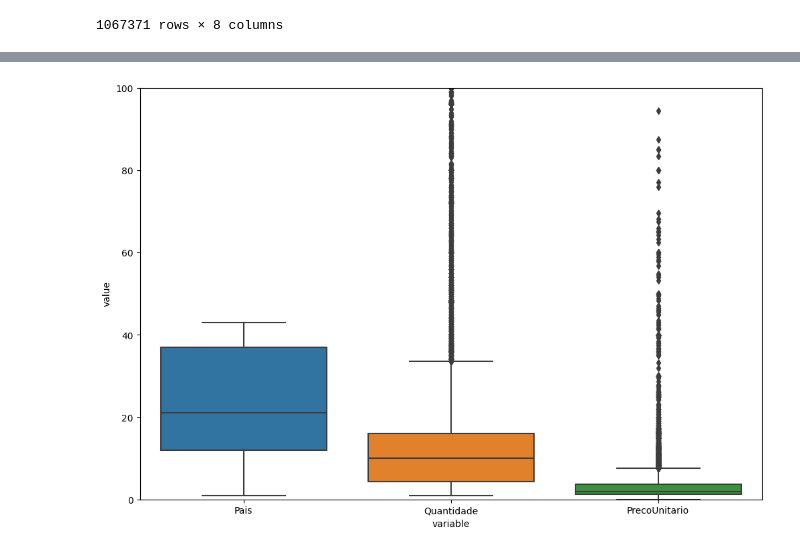
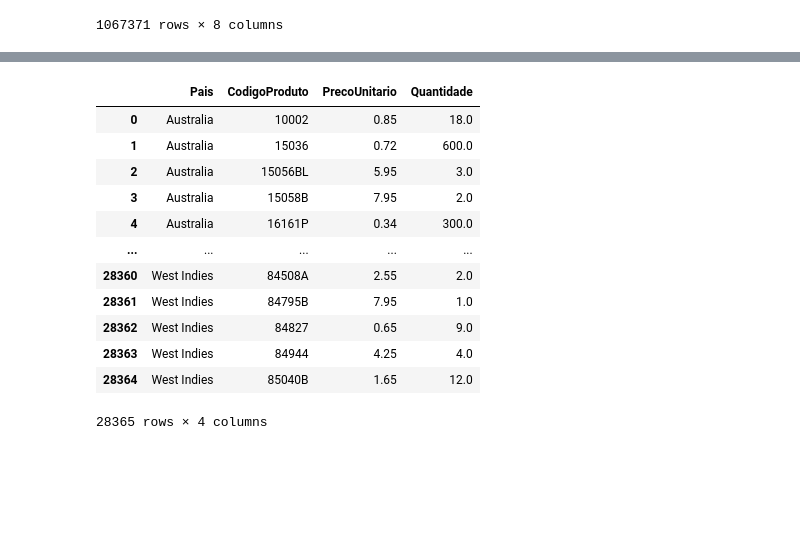
Before and after one commit to fgaraujofh/AEDI, a Jupyter notebook: prova/AEDI_Prova1_Questao3.ipynb, the cells around one changed output, grey strips where cells are left out. Saved outputs shown, nothing was run; the diff lists cells and outputs as text; code cells hidden in the pictures; blank space fills up the shorter version.

```diff
--- a/prova/AEDI_Prova1_Questao3.ipynb
+++ b/prova/AEDI_Prova1_Questao3.ipynb
@@ -166,7 +69,20 @@ df_medias
-# %%
-plt.figure(figsize=(12,8))
-ax = sns.boxplot(x="variable", y="value", data=pd.melt(df_medias))
-ax.set_ylim(0, 100)
-plt.show()
-# %% [output]
-[figure, removed]
+# %%
+
+df_final = df.groupby(["Pais", "CodigoProduto"]).agg({"PrecoUnitario": "mean", "Quantidade": "mean"})
+df_final = df_final.reset_index()
+df_final = df_final.dropna()
+df_final
+# %% [output]
+|  | Pais | CodigoProduto | PrecoUnitario | Quantidade |
+| 0 | Australia | 10002 | 0.85 | 18.0 |
+| 1 | Australia | 15036 | 0.72 | 600.0 |
+| 2 | Australia | 15056BL | 5.95 | 3.0 |
+| 3 | Australia | 15058B | 7.95 | 2.0 |
+| 4 | Australia | 16161P | 0.34 | 300.0 |
+| ... | ... | ... | ... | ... |
+| 28360 | West Indies | 84508A | 2.55 | 2.0 |
+| 28361 | West Indies | 84795B | 7.95 | 1.0 |
+| 28362 | West Indies | 84827 | 0.65 | 9.0 |
+| 28363 | West Indies | 84944 | 4.25 | 4.0 |
+| 28364 | West Indies | 85040B | 1.65 | 12.0 |
+28365 rows × 4 columns
```
Also changed, not shown: parts of 25 cells of this notebook.
